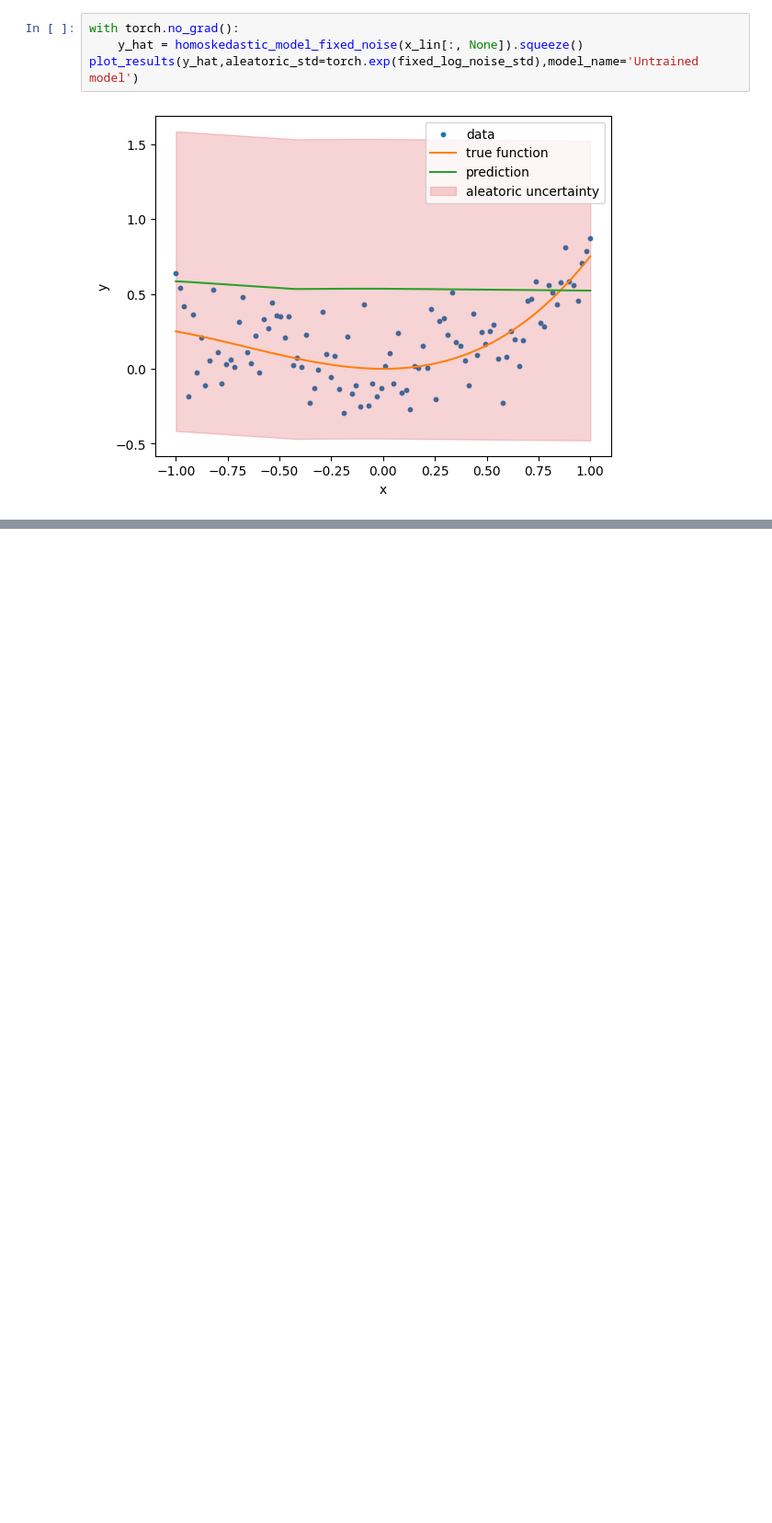
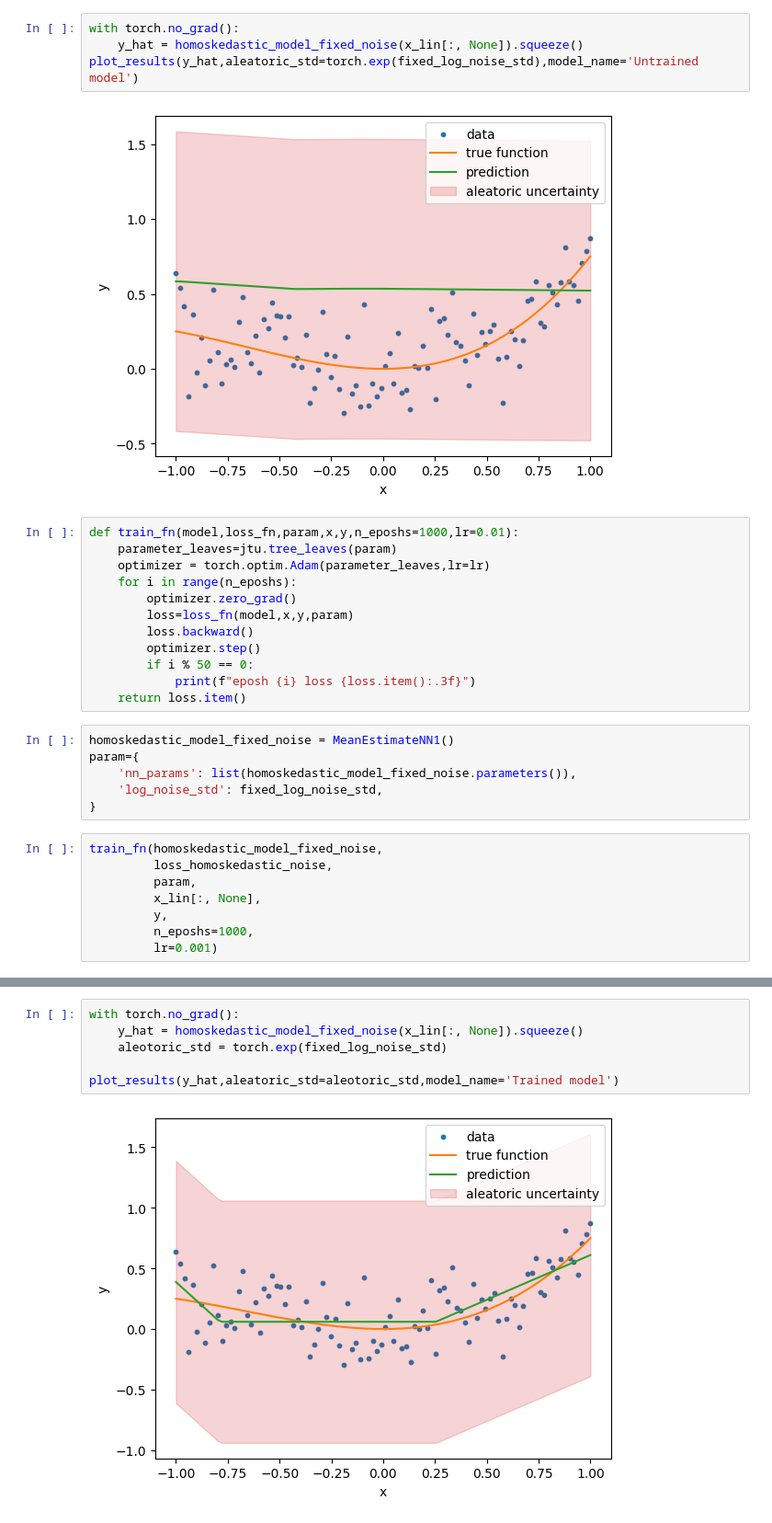
Before and after one commit to rishabh-mondal/Probabilistic-machine-learning, a Jupyter notebook: different_uncertainity_nn.ipynb, the cells around one changed output, grey strips where cells are left out. Shown: that part at 92% size. Drawn from its saved outputs; the diff is of its cells as text; blank space fills up the shorter version.

```diff
--- a/different_uncertainity_nn.ipynb
+++ b/different_uncertainity_nn.ipynb
@@ -83,3 +84,29 @@ with torch.no_grad():
 plot_results(y_hat,aleatoric_std=torch.exp(fixed_log_noise_std),model_name='Untrained model')
 # %% [output]
 [figure]
+# %%
+def train_fn(model,loss_fn,param,x,y,n_eposhs=1000,lr=0.01):
+    parameter_leaves=jtu.tree_leaves(param)
+    optimizer = torch.optim.Adam(parameter_leaves,lr=lr)
+    for i in range(n_eposhs):
+        optimizer.zero_grad()
+        loss=loss_fn(model,x,y,param)
+        loss.backward()
+        optimizer.step()
+        if i % 50 == 0:
+            print(f"eposh {i} loss {loss.item():.3f}")
+    return loss.item()
+# %%
+homoskedastic_model_fixed_noise = MeanEstimateNN1()
+param={
+    'nn_params': list(homoskedastic_model_fixed_noise.parameters()),
+    'log_noise_std': fixed_log_noise_std,
+}
+# %%
+train_fn(homoskedastic_model_fixed_noise,
+         loss_homoskedastic_noise,
+         param,
+         x_lin[:, None],
+         y,
+         n_eposhs=1000,
+         lr=0.001)
@@ -85,0 +135,8 @@ plot_results(y_hat,aleatoric_std=torch.exp(fixed_log_noise_std),model_name='Untr
+# %%
+with torch.no_grad():
+    y_hat = homoskedastic_model_fixed_noise(x_lin[:, None]).squeeze()
+    aleotoric_std = torch.exp(fixed_log_noise_std)
+
+plot_results(y_hat,aleatoric_std=aleotoric_std,model_name='Trained model')
+# %% [output]
+[figure, added]
```
Also changed, not shown: parts of 25 cells of this notebook, 1 other file.
